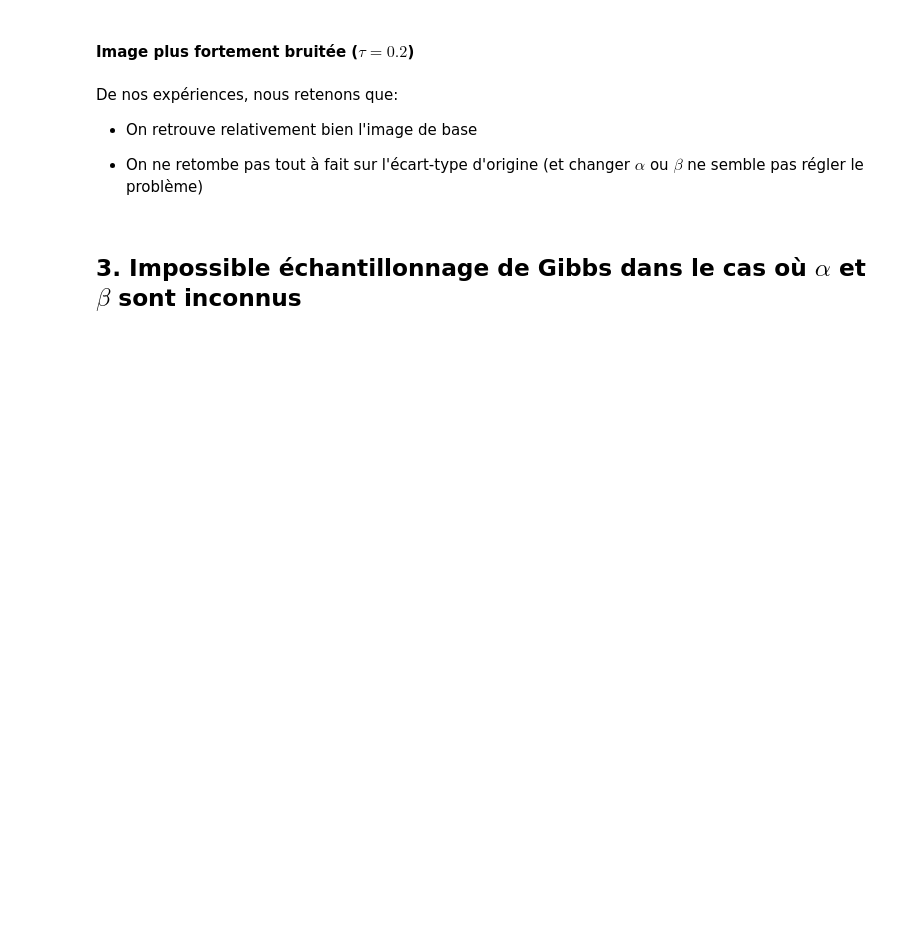
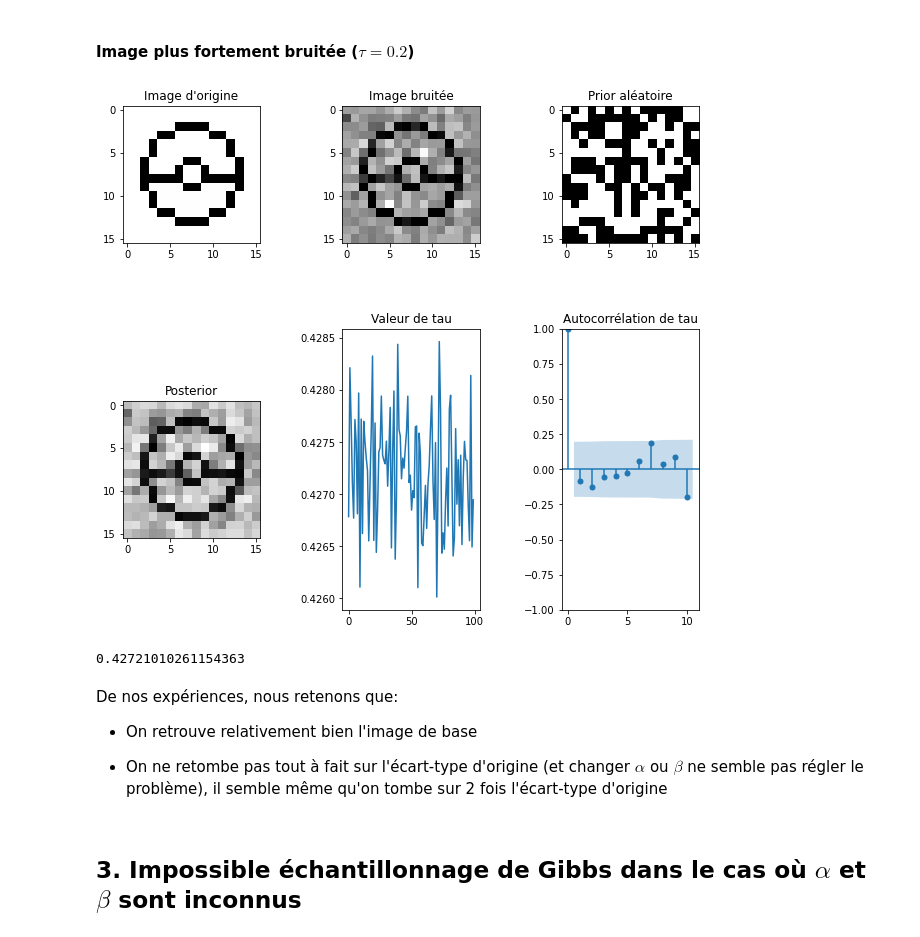
Before and after one commit to gvermersch/Ising_MC, a Jupyter notebook: MAIN.ipynb, the cells around one changed output. Drawn from its saved outputs; the diff is of its cells as text; code cells hidden in the pictures; blank space fills up the shorter version.

```diff
--- a/MAIN.ipynb
+++ b/MAIN.ipynb
@@ -206,13 +208,13 @@ def sample_TAU(X, Y, maxi, maxj, TAU, MU, a, b):
 
     X_mu = np.zeros(shape = Y.shape)
 
-    ##### Techniquement il faudrait remplacer chaque élément de X par la valeur correspondante du vecteur MU
-    # Ici je garde MU[0] = 0 et MU[1] = 1 donc osef mais il faudra le changer
-    # Et j'imagine qu'on peut le faire d'une facon plus efficace que juste boucler sur tous les pixels
+    # Ancienne version: incorrecte:
+    # somme = ((Y - X)**2).sum()
 
-    somme = ((Y - X)**2).sum()
+    ### Version correcte
+    somme = ((Y - np.array(MU)[X.astype(int)])**2).sum()
 
-    a = a + (maxi*maxj)
+    a = a + (maxi*maxj)/2
     b = b + 1/2* somme
     TAU2 = invgamma.rvs(a = a, scale = b)
 
@@ -676,9 +688,12 @@ plt.show()
 # %% [markdown]
 #### Image plus fortement bruitée ($\tau=0.2$)
 # %%
-posterior_qst2_poke_taux_int = get_posterior2("data/poke.png","data/poke_noise_TAU=0.2_MU=0_1.png", 1, 100, ALPHA = 0.2, BETA = 0.2,
+posterior_qst2_poke_taux_int = get_posterior2("data/poke.png","data/poke_noise_TAU=0.2_MU=0_1.png", 1000, 100, ALPHA = 0.2, BETA = 0.2,
                           deter = True)
 plt.show()
+# %% [output]
+[figure, added]
+0.42721010261154363
 # %%
 posterior_qst2_triangle_taux_int = get_posterior2("data/triangle.png","data/triangle_noise_TAU=0.2_MU=0_1.png", 5, 10, ALPHA = 0.2, BETA = 0.2,
                           deter = True)
@@ -691,7 +706,7 @@ De nos expériences, nous retenons que:
 
 * On retrouve relativement bien l'image de base
 
-* On ne retombe pas tout à fait sur l'écart-type d'origine (et changer $\alpha$ ou $\beta$ ne semble pas régler le problème)
+* On ne retombe pas tout à fait sur l'écart-type d'origine (et changer $\alpha$ ou $\beta$ ne semble pas régler le problème), il semble même qu'on tombe sur 2 fois l'écart-type d'origine
 # %% [markdown]
 ## 3. Impossible échantillonnage de Gibbs dans le cas où $\alpha$ et $\beta$ sont inconnus
 # %% [markdown]
```
Also changed, not shown: parts of 9 cells of this notebook.
